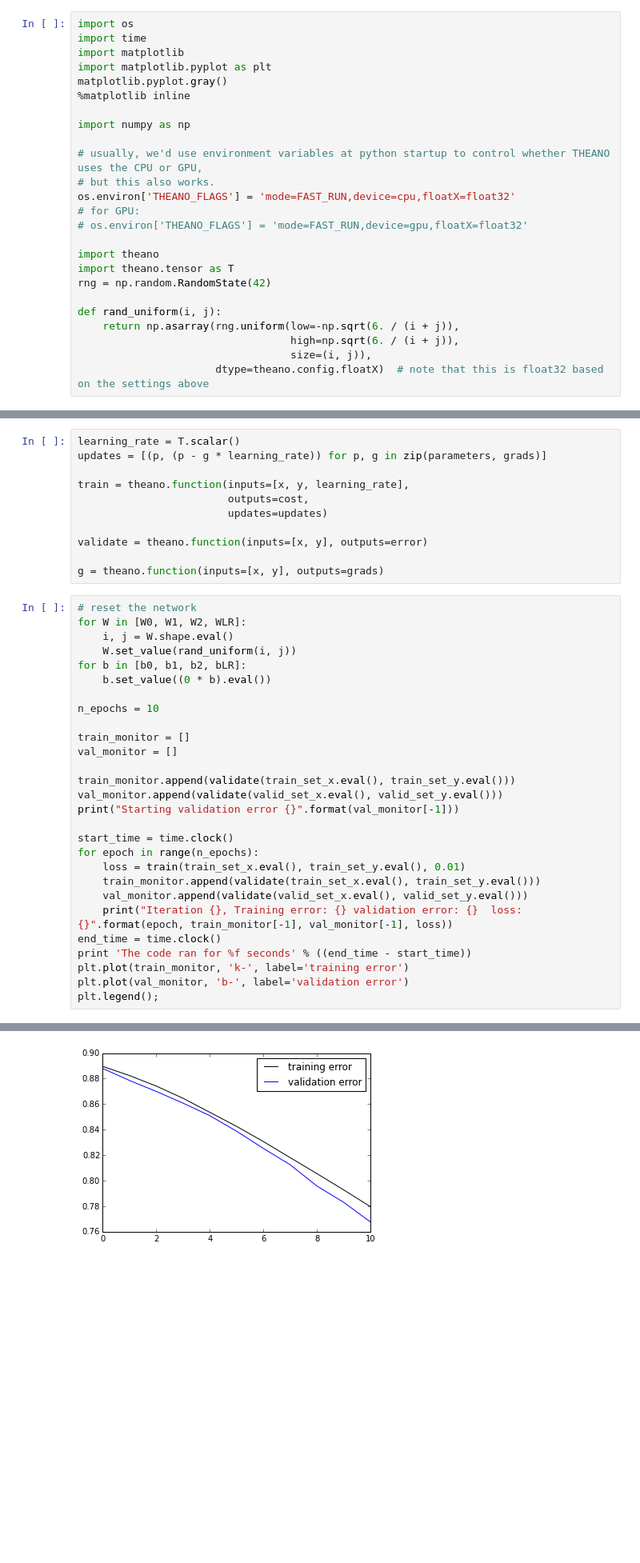
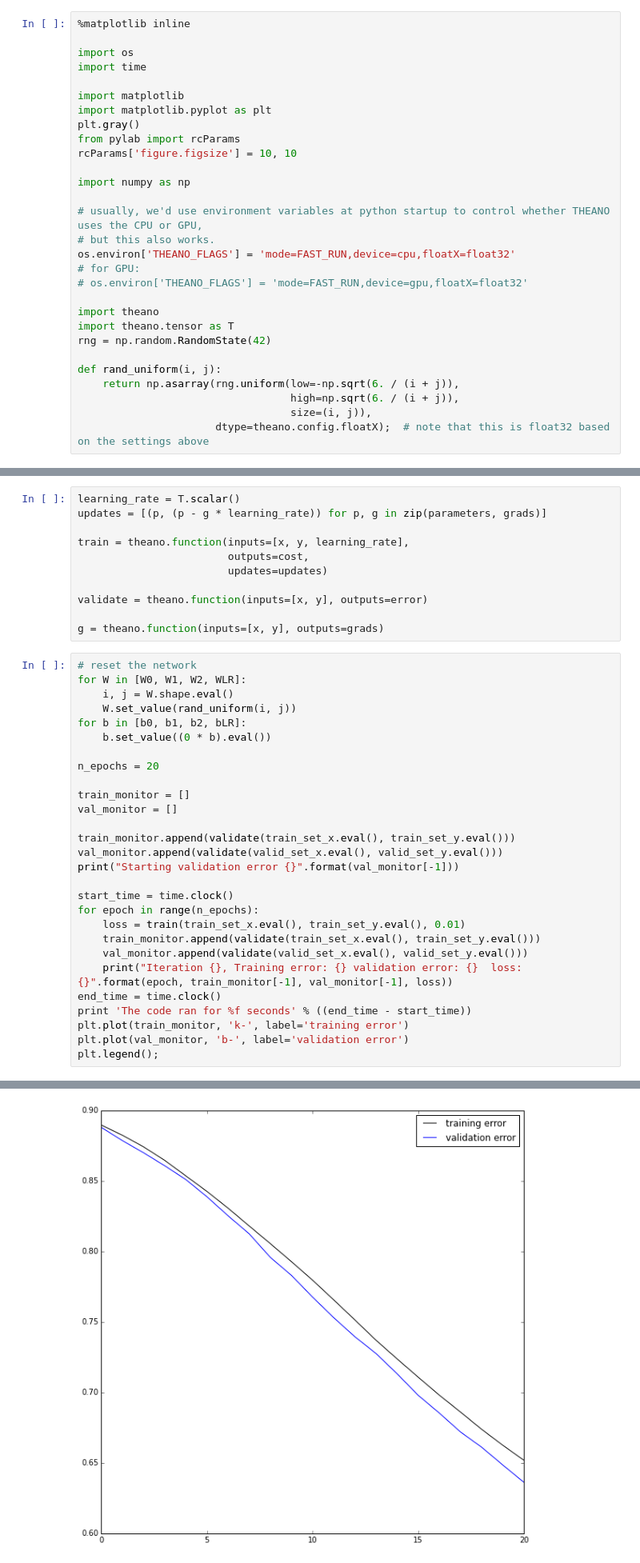
Before and after one commit to thouis/TheanoIntro, a Jupyter notebook: TheanoIntro.ipynb, the cells around one changed output, grey strips where cells are left out. Shown at 80% size. Drawn from its saved outputs; the diff is of its cells as text; blank space fills up the shorter version.

```diff
--- a/TheanoIntro.ipynb
+++ b/TheanoIntro.ipynb
@@ -16,12 +16,16 @@ sys.path.insert(1,'./DeepLearningTutorials/code')
 # %% [markdown]
 # Set up the iPython environment
 # %%
+%matplotlib inline
+
 import os
 import time
+
 import matplotlib
 import matplotlib.pyplot as plt
-matplotlib.pyplot.gray()
-%matplotlib inline
+plt.gray()
+from pylab import rcParams
+rcParams['figure.figsize'] = 10, 10
 
 import numpy as np
 
@@ -39,4 +43,4 @@ def rand_uniform(i, j):
     return np.asarray(rng.uniform(low=-np.sqrt(6. / (i + j)),
                                   high=np.sqrt(6. / (i + j)),
                                   size=(i, j)),
-                      dtype=theano.config.floatX)  # note that this is float32 based on the settings above
+                      dtype=theano.config.floatX);  # note that this is float32 based on the settings above
@@ -167,7 +173,7 @@ for W in [W0, W1, W2, WLR]:
 for b in [b0, b1, b2, bLR]:
     b.set_value((0 * b).eval())
 
-n_epochs = 10
+n_epochs = 20
 
 train_monitor = []
 val_monitor = []
@@ -203,4 +214,4 @@ The code ran for 551.776185 seconds
-[figure, old version]
+[figure, new version]
 # %% [markdown]
 # Minibatching
 ### Key Theano Point: Indices (instead of arrays) & "givens"
```
Also changed, not shown: parts of 11 cells of this notebook.
